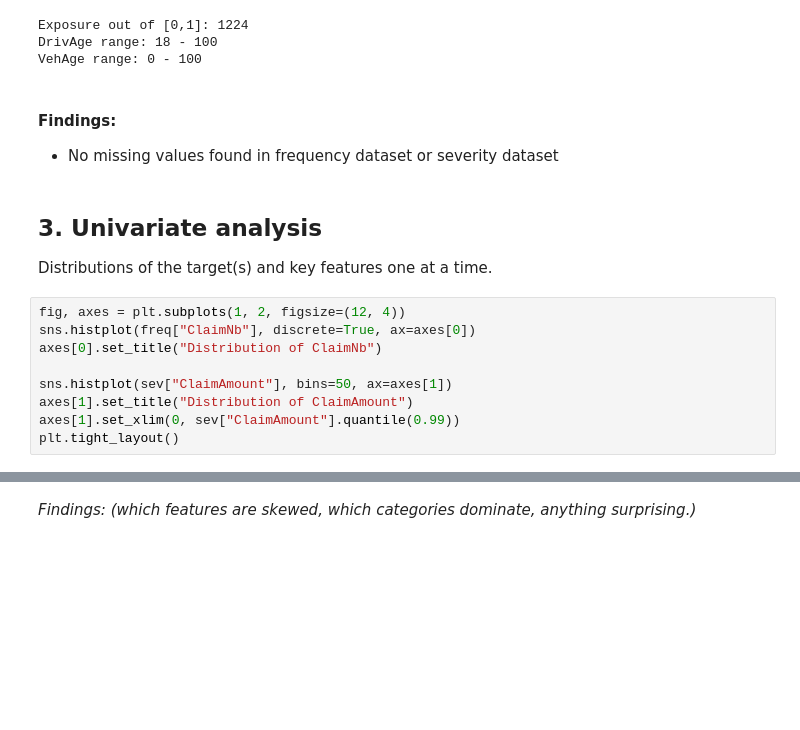
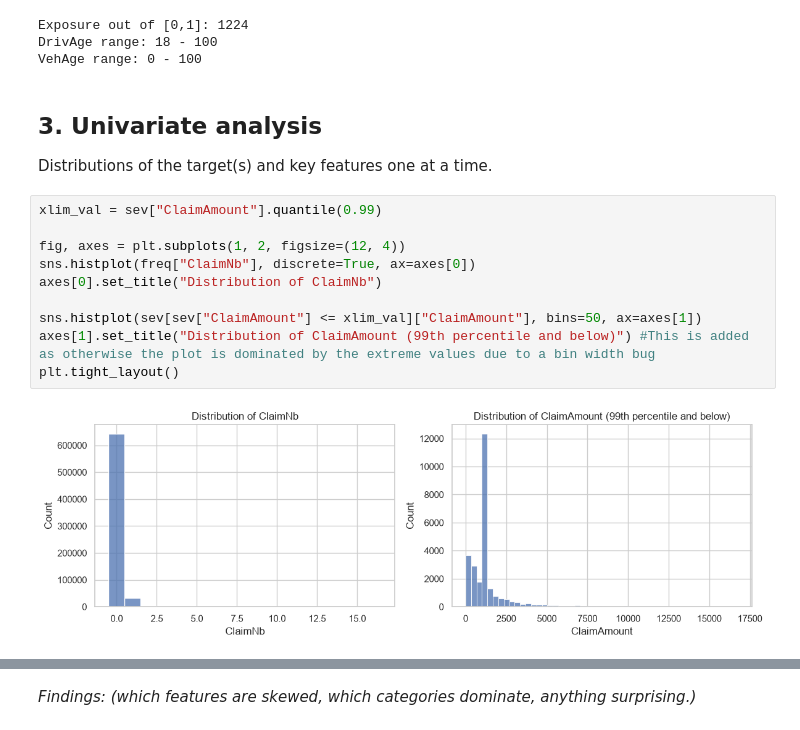
Before and after one commit to rishisatyarthy-star/RiskLabAnalysis, a Jupyter notebook: notebooks/01_data_exploration.ipynb, the cells around one changed output, grey strips where cells are left out. Drawn from its saved outputs; the diff is of its cells as text; blank space fills up the shorter version.

```diff
--- a/notebooks/01_data_exploration.ipynb
+++ b/notebooks/01_data_exploration.ipynb
@@ -306,20 +338,19 @@ print("VehAge range:", freq["VehAge"].min(), "-", freq["VehAge"].max())
 Exposure out of [0,1]: 1224
 DrivAge range: 18 - 100
 VehAge range: 0 - 100
-# %% [markdown]
-#### Findings:
-
-- No missing values found in frequency dataset or severity dataset
 # %% [markdown]
 ## 3. Univariate analysis
 
 Distributions of the target(s) and key features one at a time.
 # %%
+xlim_val = sev["ClaimAmount"].quantile(0.99)
+
 fig, axes = plt.subplots(1, 2, figsize=(12, 4))
 sns.histplot(freq["ClaimNb"], discrete=True, ax=axes[0])
 axes[0].set_title("Distribution of ClaimNb")
 
-sns.histplot(sev["ClaimAmount"], bins=50, ax=axes[1])
-axes[1].set_title("Distribution of ClaimAmount")
-axes[1].set_xlim(0, sev["ClaimAmount"].quantile(0.99))
+sns.histplot(sev[sev["ClaimAmount"] <= xlim_val]["ClaimAmount"], bins=50, ax=axes[1])
+axes[1].set_title("Distribution of ClaimAmount (99th percentile and below)") #This is added as otherwise the plot is dominated by the extreme values due to a bin width bug
 plt.tight_layout()
+# %% [output]
+[figure, added]
```
Also changed, not shown: parts of 8 cells of this notebook.
